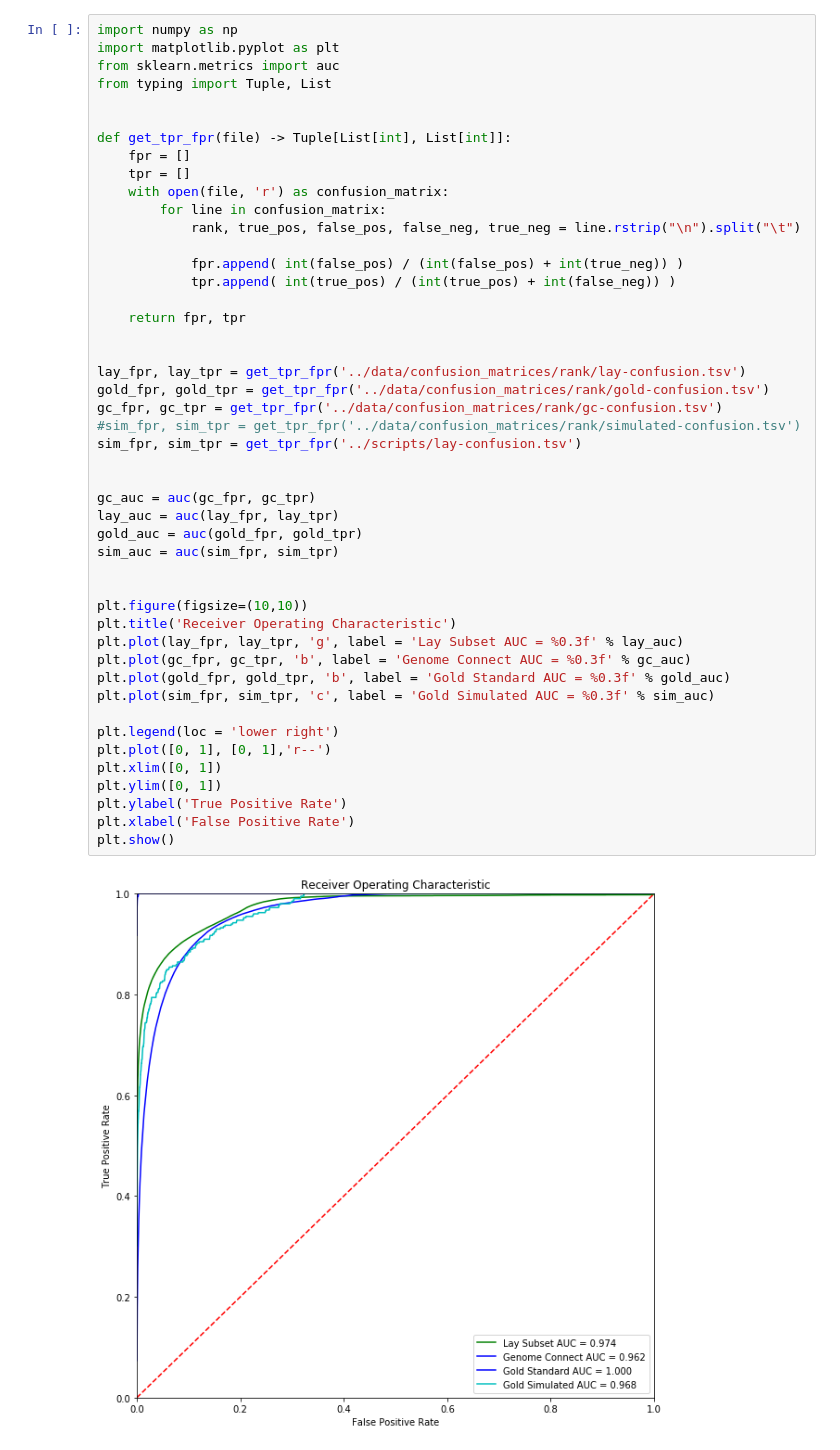
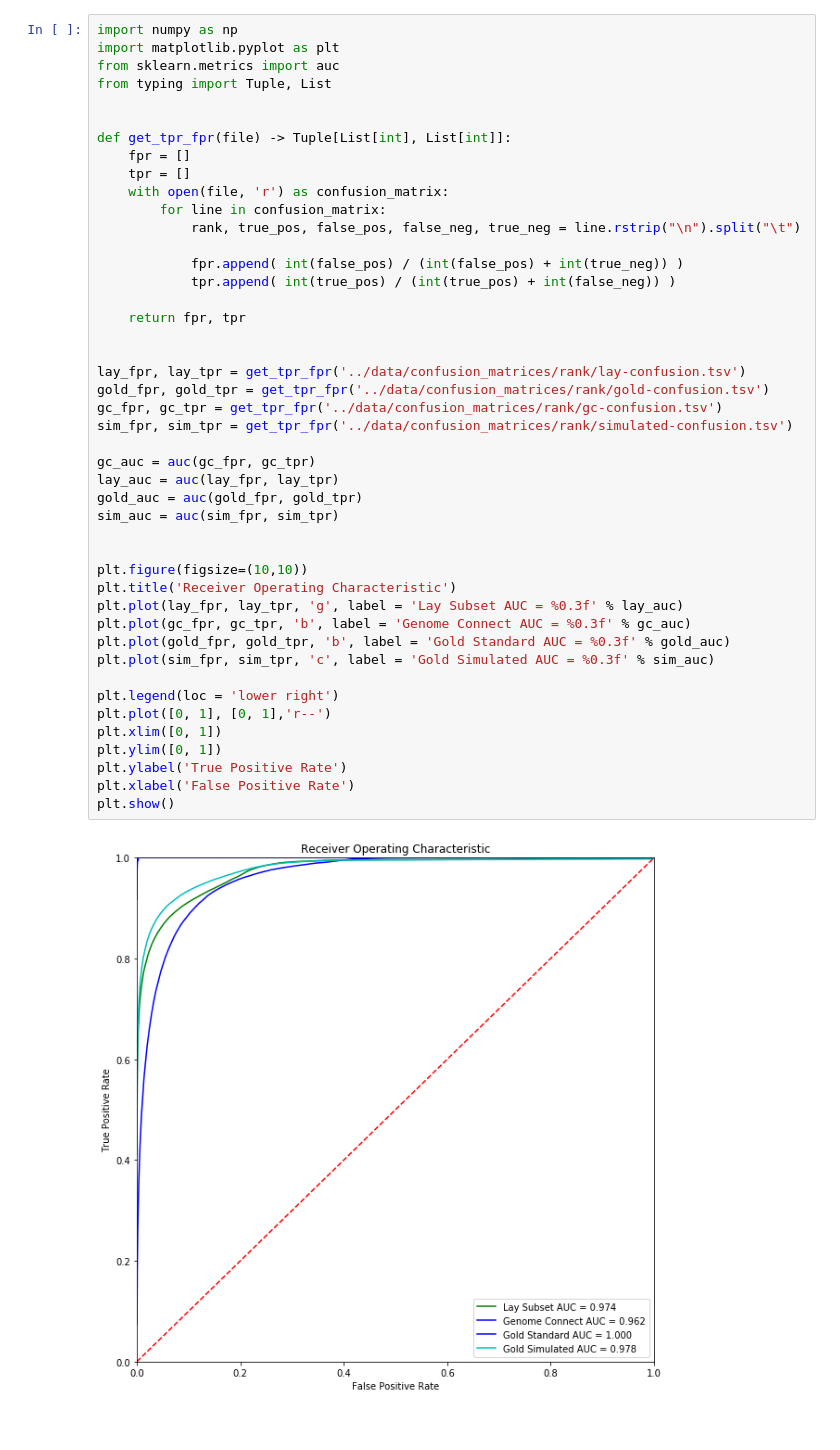
Before and after one commit to monarch-initiative/hpo-survey-analysis, a Jupyter notebook: notebooks/create-roc-curve.ipynb, the cells around one changed output. Saved outputs shown, nothing was run; the diff lists cells and outputs as text.

Commit message:
push latest data, small changes

```diff
--- a/notebooks/create-roc-curve.ipynb
+++ b/notebooks/create-roc-curve.ipynb
@@ -16,34 +16,32 @@ def get_tpr_fpr(file) -> Tuple[List[int], List[int]]:
             tpr.append( int(true_pos) / (int(true_pos) + int(false_neg)) )
 
     return fpr, tpr
 
 
 lay_fpr, lay_tpr = get_tpr_fpr('../data/confusion_matrices/rank/lay-confusion.tsv')
 gold_fpr, gold_tpr = get_tpr_fpr('../data/confusion_matrices/rank/gold-confusion.tsv')
 gc_fpr, gc_tpr = get_tpr_fpr('../data/confusion_matrices/rank/gc-confusion.tsv')
-#sim_fpr, sim_tpr = get_tpr_fpr('../data/confusion_matrices/rank/simulated-confusion.tsv')
-sim_fpr, sim_tpr = get_tpr_fpr('../scripts/lay-confusion.tsv')
-
+sim_fpr, sim_tpr = get_tpr_fpr('../data/confusion_matrices/rank/simulated-confusion.tsv')
 
 gc_auc = auc(gc_fpr, gc_tpr)
 lay_auc = auc(lay_fpr, lay_tpr)
 gold_auc = auc(gold_fpr, gold_tpr)
 sim_auc = auc(sim_fpr, sim_tpr)
 
 
 plt.figure(figsize=(10,10))
 plt.title('Receiver Operating Characteristic')
 plt.plot(lay_fpr, lay_tpr, 'g', label = 'Lay Subset AUC = %0.3f' % lay_auc)
 plt.plot(gc_fpr, gc_tpr, 'b', label = 'Genome Connect AUC = %0.3f' % gc_auc)
 plt.plot(gold_fpr, gold_tpr, 'b', label = 'Gold Standard AUC = %0.3f' % gold_auc)
 plt.plot(sim_fpr, sim_tpr, 'c', label = 'Gold Simulated AUC = %0.3f' % sim_auc)
 
 plt.legend(loc = 'lower right')
 plt.plot([0, 1], [0, 1],'r--')
 plt.xlim([0, 1])
 plt.ylim([0, 1])
 plt.ylabel('True Positive Rate')
 plt.xlabel('False Positive Rate')
 plt.show()
 # %% [output]
-[figure, old version]
+[figure, new version]
```
Also changed, not shown: parts of 1 cell of this notebook, 9 other files.
